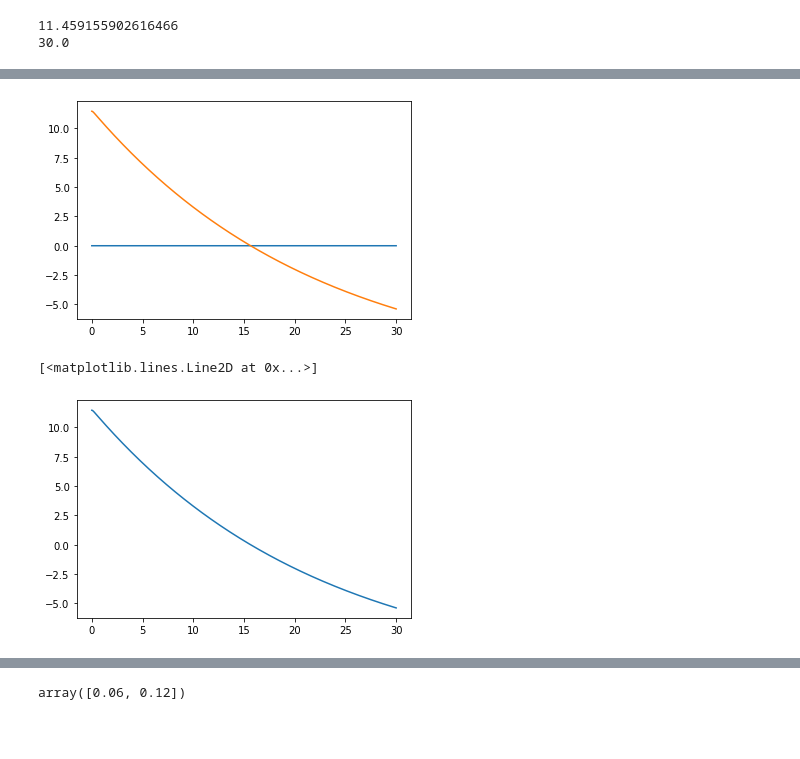
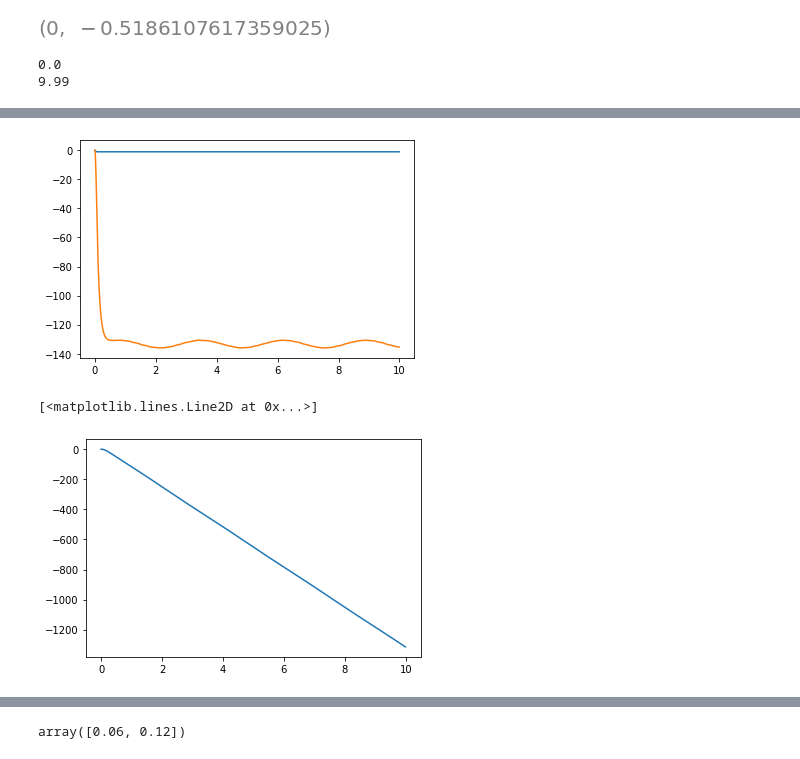
Before and after one commit to fh9g12/FwtModels, a Jupyter notebook: Workbooks/15_Rolling Rig V3/3_GenerateFixedTimeSeries.ipynb, the cells around one changed output, grey strips where cells are left out. Saved outputs shown, nothing was run; the diff lists cells and outputs as text; code cells hidden in the pictures; blank space fills up the shorter version.

```diff
--- a/Workbooks/15_Rolling Rig V3/3_GenerateFixedTimeSeries.ipynb
+++ b/Workbooks/15_Rolling Rig V3/3_GenerateFixedTimeSeries.ipynb
@@ -65,7 +65,7 @@ locked_params = {}
 locked_params['m_w'] = 0.884
 locked_params['I_xx_w'] = 0.03978611
 locked_params['y_w'] = 0.00047
-locked_params['z_w'] = -0.00238
+locked_params['z_w'] = 0.00238
 locked_params['s'] = 1
 locked_params['a'] = create_lift_dist_from_file(r'LiftDistribution_aoa_0_rr_60_span_100.csv',
                                                 locked_params['s'],params['sigma'],main_panels)
@@ -75,7 +75,7 @@ locked_params = {}
 locked_params['m_w'] = 0.884
 locked_params['I_xx_w'] = 0.03978611
 locked_params['y_w'] = 0.00047
-locked_params['z_w'] = -0.00238
+locked_params['z_w'] = 0.00238
 locked_params['s'] = 1
 locked_params['a'] = create_const_lift_dist(main_panels)
 configs.append(({'Mode':'Locked','LiftDist':'Const'},locked_params))
@@ -84,7 +84,7 @@ removed_params = {}
 removed_params['m_w'] = 0.735
 removed_params['I_xx_w'] = 0.014820479
 removed_params['y_w'] = 0.0020145
-removed_params['z_w'] = -0.002775
+removed_params['z_w'] = 0.002775
 removed_params['s'] = 0.728
 removed_params['a'] = create_lift_dist_from_file(r'LiftDistribution_aoa_0_rr_60_span_73.csv',
                                                  removed_params['s'],params['sigma'],main_panels)
@@ -94,7 +94,7 @@ removed_params = {}
 removed_params['m_w'] = 0.735
 removed_params['I_xx_w'] = 0.014820479
 removed_params['y_w'] = 0.0020145
-removed_params['z_w'] = -0.002775
+removed_params['z_w'] = 0.002775
 removed_params['s'] = 0.728
 removed_params['a'] = create_const_lift_dist(main_panels)
 configs.append(({'Mode':'Removed','LiftDist':'Const'},removed_params))
@@ -117,0 +114,14 @@ jobs[5][1]['beta']
+# %%
+%%time
+j_i = 10
+job = jobs[j_i]
+ic = [0,0]
+
+p = RollRig.base_params(1,panels=20)
+p_vars = vars(p)
+for string, value in job[1].items():
+    if string in p_vars:
+        p_vars[string].value = value
+p.V.value = 22
+sm = mf.SymbolicModel.from_file('RollRigModel-Fixed.py')
+nm = mf.NumericModel.from_SymbolicModel(p,sm)
@@ -118,6 +131,8 @@ jobs[5][1]['beta']
+# %%
+nm.deriv(0,[1.57,0],p.GetNumericTuple(None,0))
+# %% [output]
+[figure, added]
 # %%
-job = jobs[10]
-job[1]['beta'] = 0
 names = ['Roll','Roll Rate','Left FWT Angle','Left FWT Velocity','Right FWT Angle','Right FWT Velocity']
 #GenRunData('tempModel.py',3,[0]*p.qs*2,10,{**params,**jobs[0]},names,{'Mode':'Free'},100)[100]
 # data = RollRig.GenRunData_StepTorque('RollRigModel-Fixed.py',1,[0,0],10,jobs[0][1],main_panels,names[:2],{**jobs[0][0],**{n:0 for n in names[2:]}},100)
@@ -130,7 +145,7 @@ def stop_event(t,y):
 stop_event.terminal = True
 
 
-data = RollRig.GenRunData_StepTorque('RollRigModel-Fixed.py',1,[0.2,0],30,params=job[1],
+data = RollRig.GenRunData_StepTorque('RollRigModel-Fixed.py',1,[0,0],30,params=job[1],
                                      panels=main_panels,
                                      calc_coast=False,
                                      xNames=names,
@@ -141,7 +156,7 @@ data = RollRig.GenRunData_StepTorque('RollRigModel-Fixed.py',1,[0.2,0],30,params
 
 df = pd.DataFrame(data)
 plt.plot(df['t'],df['torque'])
-plt.plot(df['t'],np.rad2deg(df['Roll']))
+plt.plot(df['t'],np.rad2deg(df['Roll Rate']))
 # print(np.rad2deg(df[df['t']>4]['Roll Rate'].mean()))
 # {**jobs[0][0],**jobs[0][1]}
 print(np.rad2deg(df['Roll'].max()))
@@ -150,5 +165,5 @@ df['t']
 
 # plt.plot(np.rad2deg(df['Roll Rate']),np.gradient(np.rad2deg(df['Roll Rate'])))
 # %% [output]
-11.459155902616466
-30.0
+0.0
+9.99
@@ -167,9 +182,9 @@ Name: t, Length: 3001, dtype: float64
-[figure, old version]
+[figure, new version]
 # %%
 plt.plot(df['t'],np.rad2deg(df['Roll']))
 # %% [output]
 [<matplotlib.lines.Line2D at 0x...>]
-[figure, old version]
+[figure, new version]
 # %%
 %%time
 # for each job edit the parameters and pool it
```
Also changed, not shown: parts of 6 cells of this notebook, 8 other files.
